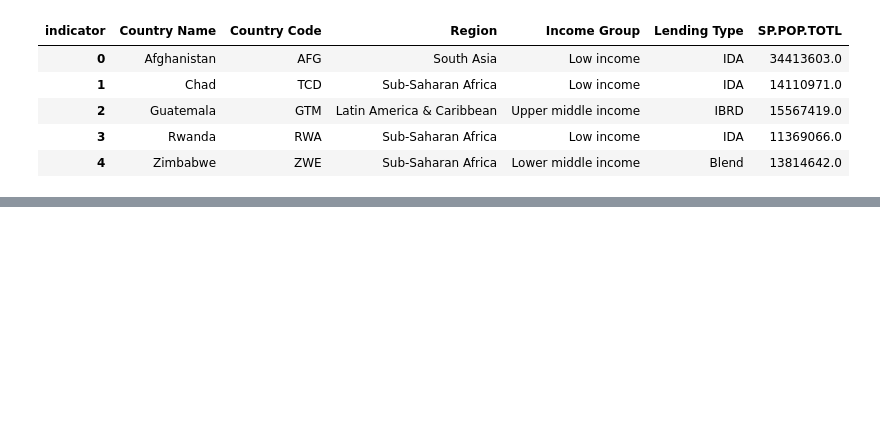
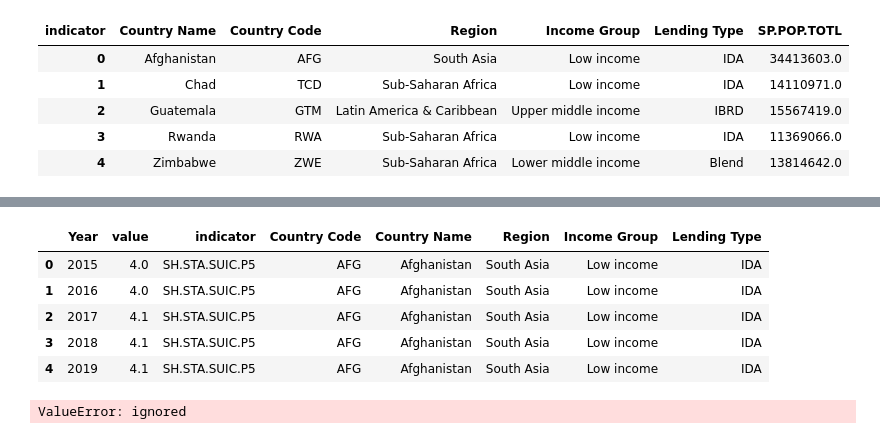
Before and after one commit to NihaRGali/data690_NihaGali, a Jupyter notebook: project_01/IndividualProject_B_Draft.ipynb, the cells around one changed output, grey strips where cells are left out. Drawn from its saved outputs; the diff is of its cells as text; code cells hidden in the pictures; blank space fills up the shorter version.

```diff
--- a/project_01/IndividualProject_B_Draft.ipynb
+++ b/project_01/IndividualProject_B_Draft.ipynb
@@ -276,0 +320,15 @@ fig.show()
+# %%
+df_gdp = df5.query('indicator == "SH.STA.SUIC.P5"')
+df_gdp.head(5)
+# %% [output]
+|  | Year | value | indicator | Country Code | Country Name | Region | Income Group | Lending Type |
+| 0 | 2015 | 4.0 | SH.STA.SUIC.P5 | AFG | Afghanistan | South Asia | Low income | IDA |
+| 1 | 2016 | 4.0 | SH.STA.SUIC.P5 | AFG | Afghanistan | South Asia | Low income | IDA |
+| 2 | 2017 | 4.1 | SH.STA.SUIC.P5 | AFG | Afghanistan | South Asia | Low income | IDA |
+| 3 | 2018 | 4.1 | SH.STA.SUIC.P5 | AFG | Afghanistan | South Asia | Low income | IDA |
+| 4 | 2019 | 4.1 | SH.STA.SUIC.P5 | AFG | Afghanistan | South Asia | Low income | IDA |
+# %%
+df3_2015 = df_gdp.query("Year == 2015")
+df3_2015.sample(10)
+# %% [output]
+ValueError: ignored
```
Also changed, not shown: parts of 7 cells of this notebook.
